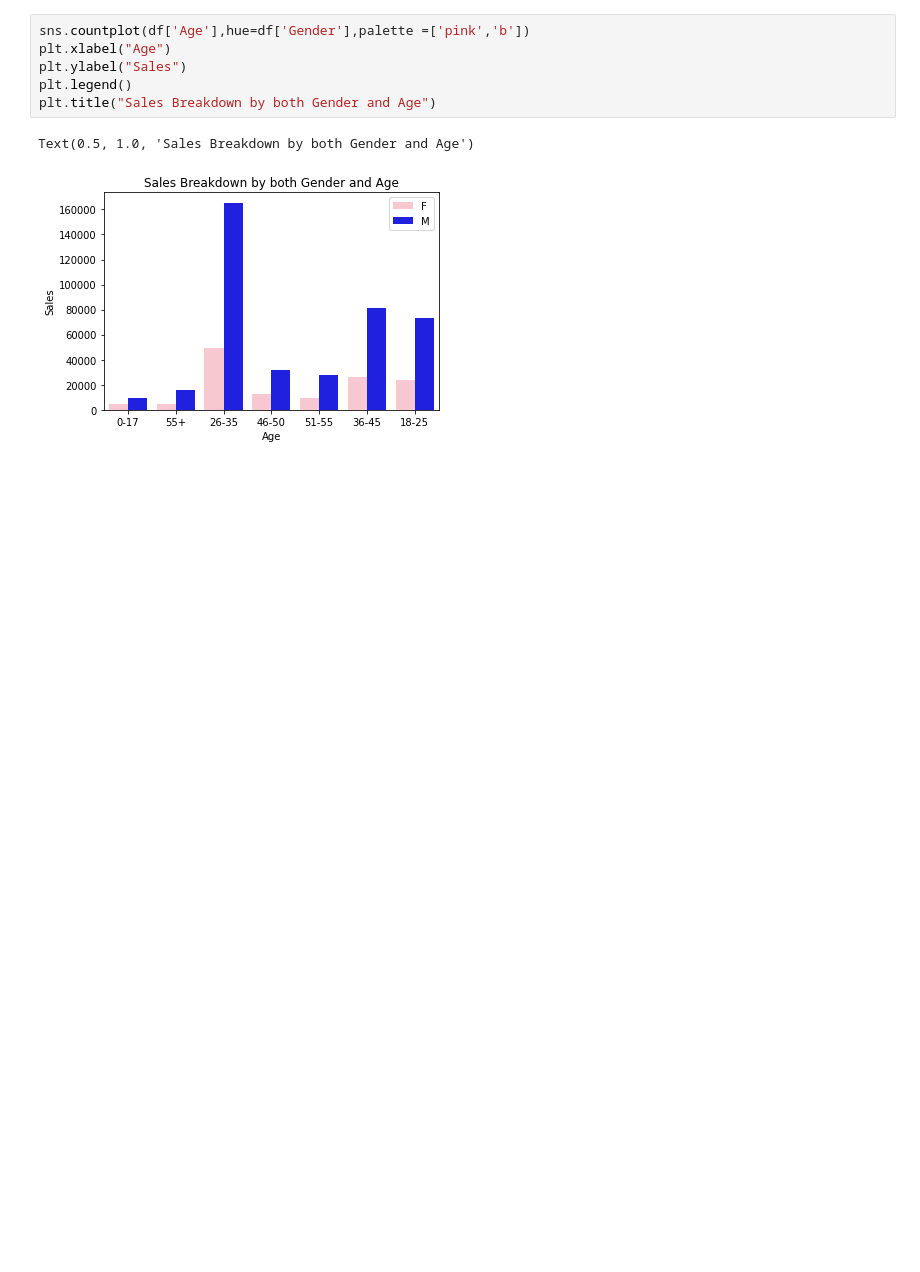
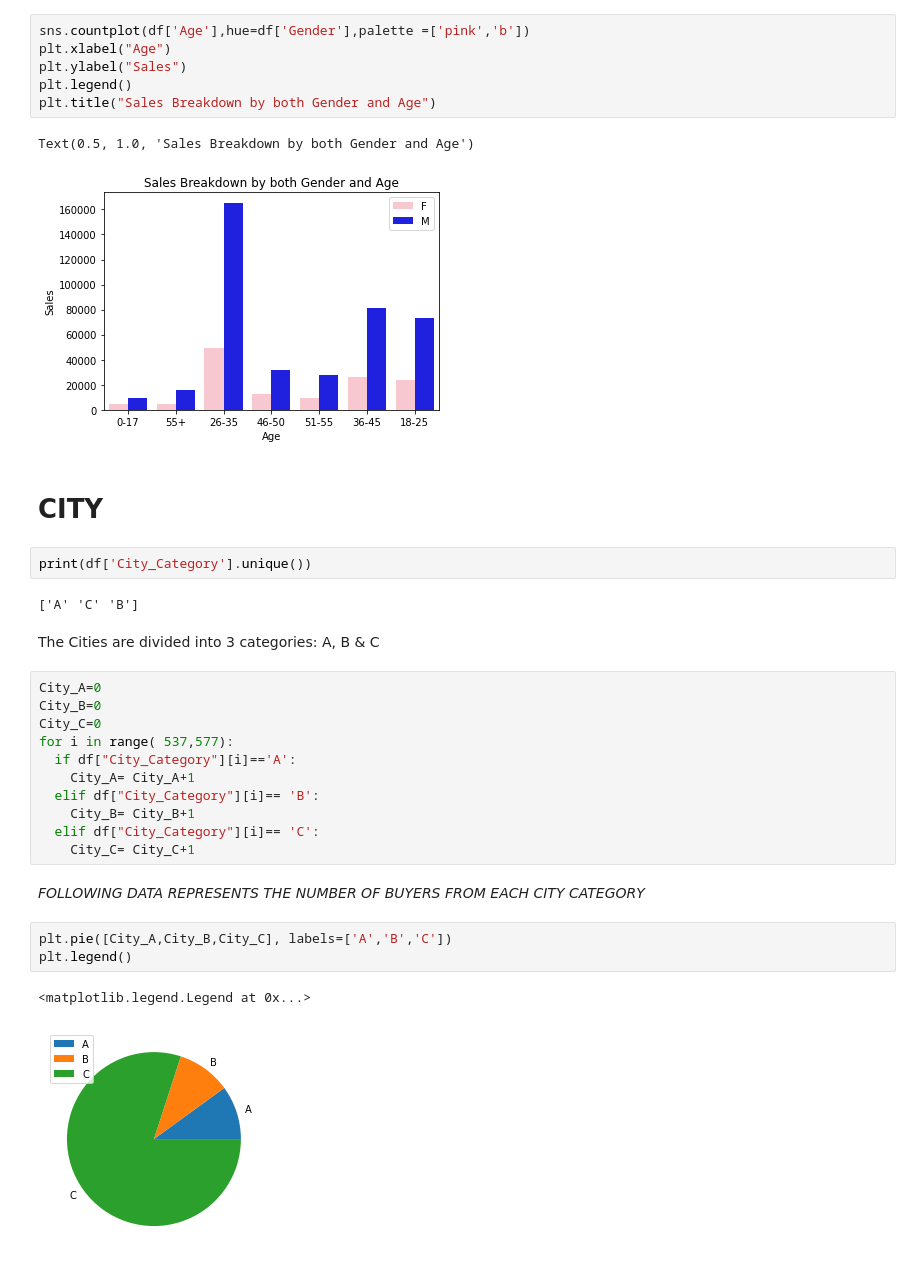
Before and after one commit to ManavKaul/Black-Friday-Sale, a Jupyter notebook: Black_Friday_Sale_Analysis.ipynb, the cells around one changed output. Drawn from its saved outputs; the diff is of its cells as text; blank space fills up the shorter version.

```diff
--- a/Black_Friday_Sale_Analysis.ipynb
+++ b/Black_Friday_Sale_Analysis.ipynb
@@ -64,3 +74,30 @@ plt.title("Sales Breakdown by both Gender and Age")
 # %% [output]
 Text(0.5, 1.0, 'Sales Breakdown by both Gender and Age')
 [figure]
+# %% [markdown]
+# **CITY**
+# %%
+print(df['City_Category'].unique())
+# %% [output]
+['A' 'C' 'B']
+# %% [markdown]
+The Cities are divided into 3 categories: A, B & C
+# %%
+City_A=0
+City_B=0
+City_C=0
+for i in range( 537,577):
+  if df["City_Category"][i]=='A':
+    City_A= City_A+1
+  elif df["City_Category"][i]== 'B':
+    City_B= City_B+1
+  elif df["City_Category"][i]== 'C':
+    City_C= City_C+1
+# %% [markdown]
+*FOLLOWING DATA REPRESENTS THE NUMBER OF BUYERS FROM EACH CITY CATEGORY*
+# %%
+plt.pie([City_A,City_B,City_C], labels=['A','B','C'])
+plt.legend()
+# %% [output]
+<matplotlib.legend.Legend at 0x...>
+[figure, added]
```
Also changed, not shown: parts of 6 cells of this notebook.
